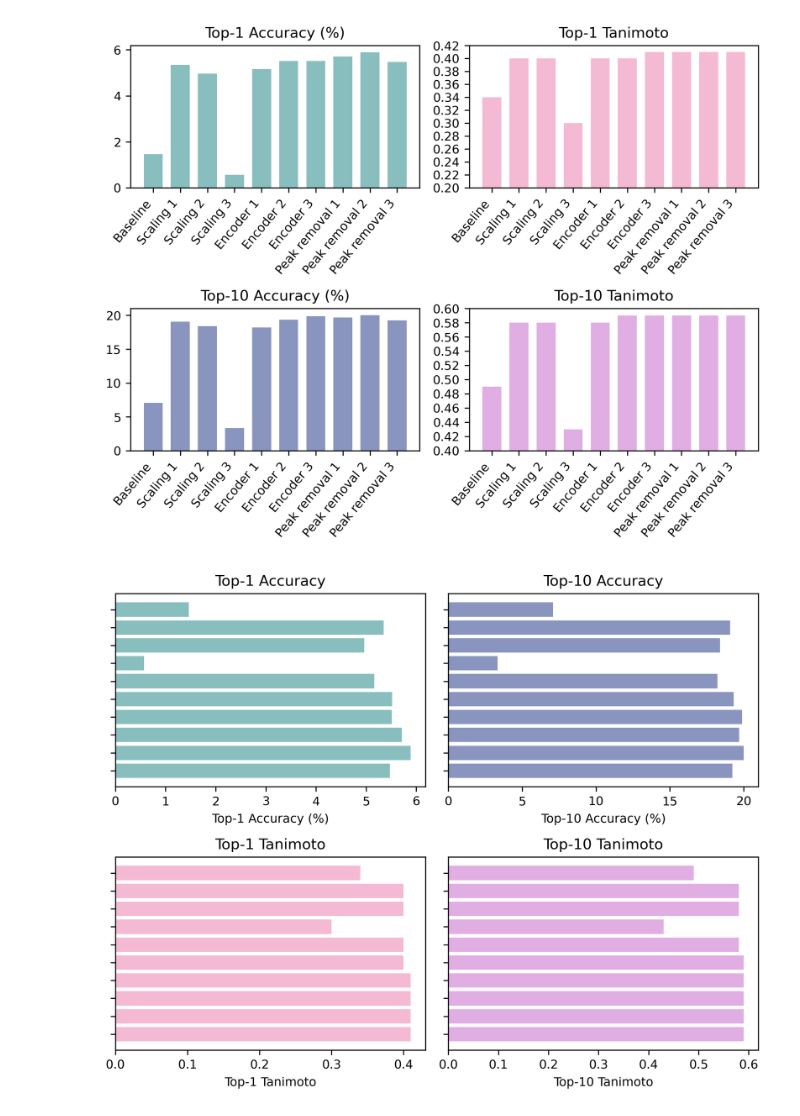
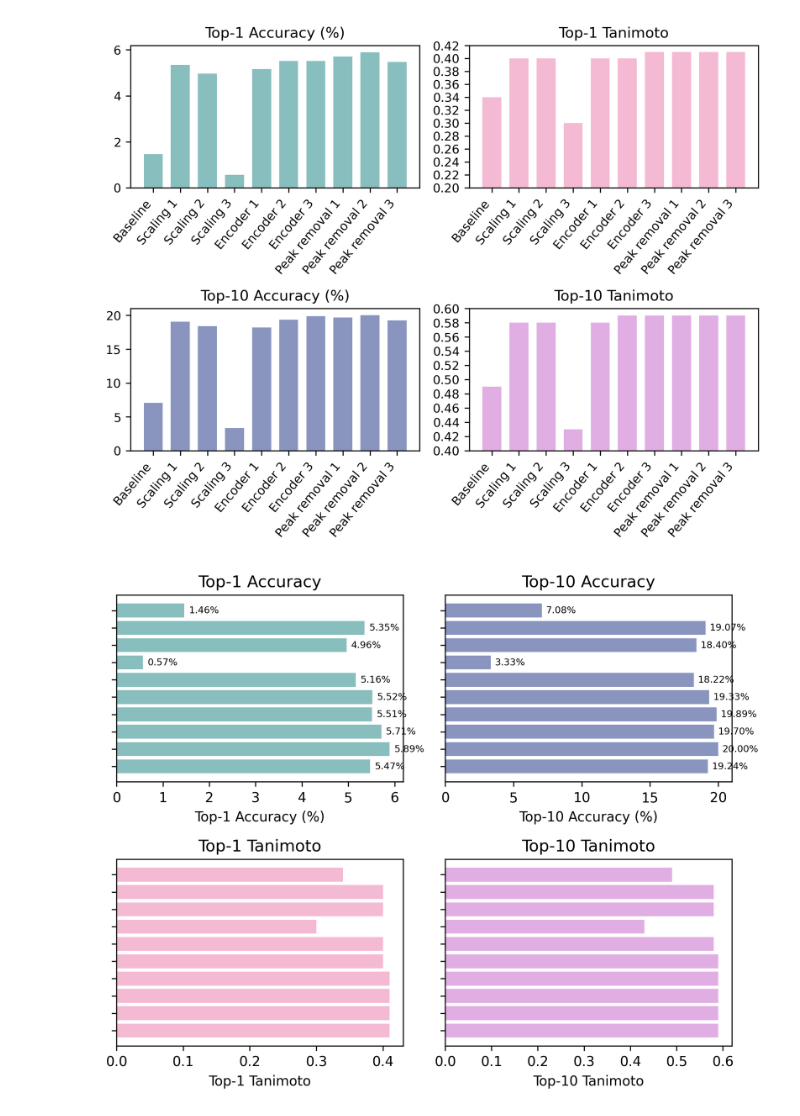
Before and after one commit to kuulia/DiffEIMS, a Jupyter notebook: notebooks/plots_thesis.ipynb, the cells around one changed output. Saved outputs shown, nothing was run; the diff lists cells and outputs as text; code cells hidden in the pictures.

Commit message:
update plots

```diff
--- a/notebooks/plots_thesis.ipynb
+++ b/notebooks/plots_thesis.ipynb
@@ -289,38 +309,46 @@ colors = ['#89bebf', '#8995BF', '#f5bad3', '#e1aee4']
 fig, axes = plt.subplots(2, 2, figsize=(504/72, 200/72*2), dpi=300, sharey=True)
 
 # Top-1 Accuracy
-axes[0,0].barh(y_pos, df["Top-1 Accuracy"], color=colors[0])
+bars1 = axes[0,0].barh(y_pos, df["Top-1 Accuracy"], color=colors[0])
 axes[0,0].set_yticks(y_pos)
 axes[0,0].set_yticklabels(experiments)
 axes[0,0].set_xlabel("Top-1 Accuracy (%)")
 axes[0,0].set_title("Top-1 Accuracy")
 
+for bar, val in zip(bars1, df["Top-1 Accuracy"]):
+    axes[0,0].text(val + 0.1, bar.get_y() + bar.get_height()/2,
+                   f"{val:.2f}%", va='center', fontsize=7)
+
 # Top-10 Accuracy
-axes[0,1].barh(y_pos, df["Top-10 Accuracy"], color=colors[1])
+bars2 = axes[0,1].barh(y_pos, df["Top-10 Accuracy"], color=colors[1])
 axes[0,1].set_yticks(y_pos)
 axes[0,1].set_yticklabels([])  # hide yticklabels on the right
 axes[0,1].set_xlabel("Top-10 Accuracy (%)")
 axes[0,1].set_title("Top-10 Accuracy")
+
+for bar, val in zip(bars2, df["Top-10 Accuracy"]):
+    axes[0,1].text(val + 0.3, bar.get_y() + bar.get_height()/2,
+                   f"{val:.2f}%", va='center', fontsize=7)
 
 # Top-1 Tanimoto
 axes[1,0].barh(y_pos, df["Top-1 Tanimoto"], color=colors[2])
 axes[1,0].set_yticks(y_pos)
 axes[1,0].set_yticklabels(experiments)
 axes[1,0].set_xlabel("Top-1 Tanimoto")
 axes[1,0].set_title("Top-1 Tanimoto")
 
 # Top-10 Tanimoto
 axes[1,1].barh(y_pos, df["Top-10 Tanimoto"], color=colors[3])
 axes[1,1].set_yticks(y_pos)
 axes[1,1].set_yticklabels([])  # hide yticklabels on the right
 axes[1,1].set_xlabel("Top-10 Tanimoto")
 axes[1,1].set_title("Top-10 Tanimoto")
 axes[1,1].invert_yaxis()
 
 plt.tight_layout()
 plt.show()
 # %% [output]
-[figure, old version]
+[figure, new version]
 # %%
 import pandas as pd
 import matplotlib.pyplot as plt
```
Also changed, not shown: parts of 3 cells of this notebook.
